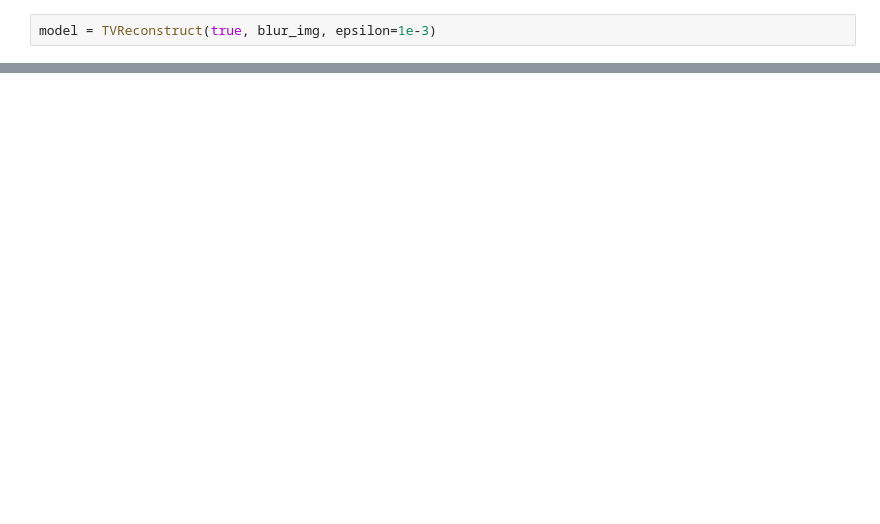
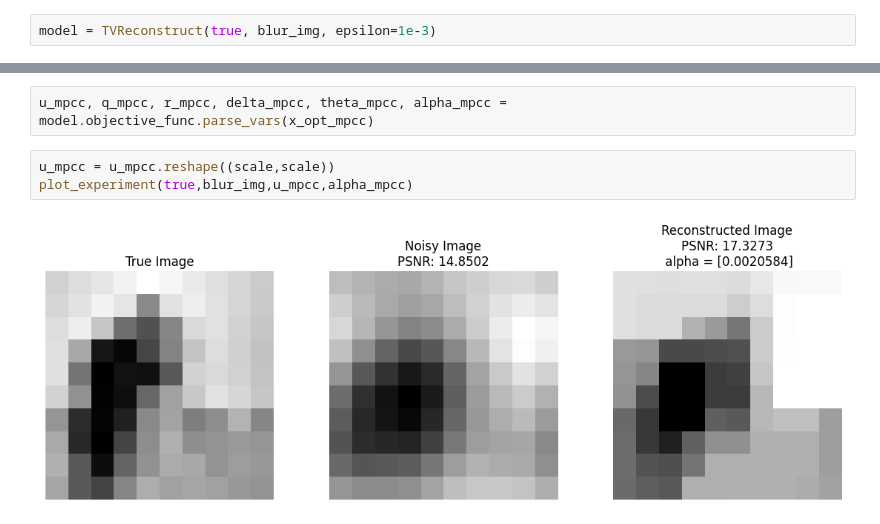
Before and after one commit to dvillacis/bimpcc_2, a Jupyter notebook: notebook/tv_reconstruct.ipynb, the cells around one changed output, grey strips where cells are left out. Saved outputs shown, nothing was run; the diff lists cells and outputs as text; blank space fills up the shorter version.

Commit message:
deblur experim

```diff
--- a/notebook/tv_reconstruct.ipynb
+++ b/notebook/tv_reconstruct.ipynb
@@ -55,0 +73,7 @@ ValueError: blocks[0,:] has incompatible row dimensions. Got blocks[0,1].shape[0
+# %%
+u_mpcc, q_mpcc, r_mpcc, delta_mpcc, theta_mpcc, alpha_mpcc = model.objective_func.parse_vars(x_opt_mpcc)
+# %%
+u_mpcc = u_mpcc.reshape((scale,scale))
+plot_experiment(true,blur_img,u_mpcc,alpha_mpcc)
+# %% [output]
+[figure, added]
```
Also changed, not shown: parts of 4 cells of this notebook, 2 other files.
